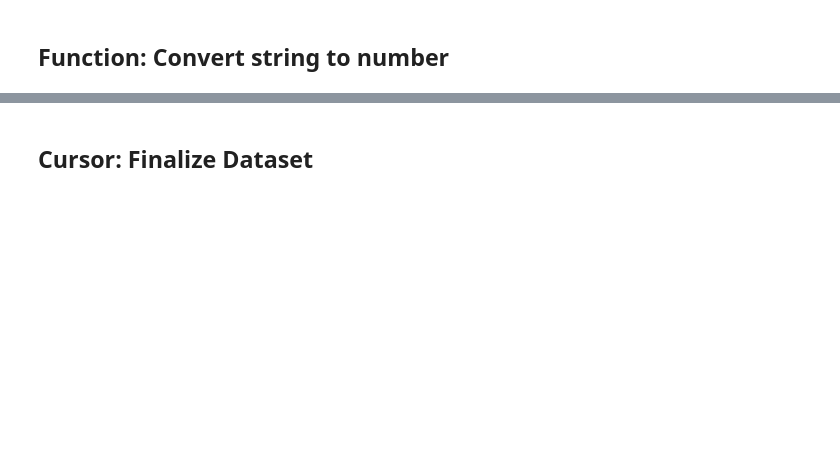
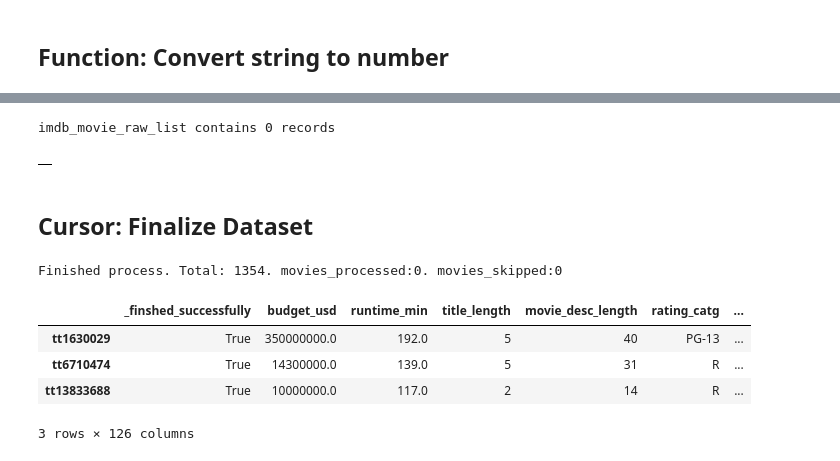
Before and after one commit to OmerRosen/Imdb-Prediction-Model, a Jupyter notebook: IMDB_2022_Hit_or_Flop.ipynb, the cells around one changed output, grey strips where cells are left out. Saved outputs shown, nothing was run; the diff lists cells and outputs as text; code cells hidden in the pictures; blank space fills up the shorter version.

```diff
--- a/IMDB_2022_Hit_or_Flop.ipynb
+++ b/IMDB_2022_Hit_or_Flop.ipynb
@@ -1102,7 +1154,7 @@ print(rating_to_category("BadValue"))
 # %%
 def genre_list_to_catg(genre_list):
   genre_dict = {}
-  if genre_list:
+  if type(genre_list) == str:
     g_list = genre_list.strip().split(',')
 
     for g in g_list:
@@ -1118,7 +1178,7 @@ print(genre_list_to_catg(""))
 # %%
 def language_list_to_catg(language_list):
   language_dict = {}
-  if language_list:
+  if type(language_list)==str:
     l_list = language_list.strip().split(',')
 
     for l in l_list:
@@ -1210,14 +1343,17 @@ imdb_movie
+# %%
+imdb_movie_dataset_path = "/content/drive/My Drive/Harvard HW/Course 4 - Final Project/imdb_movie_dataset_raw.csv"
+if os.path.exists(imdb_movie_dataset_path):
+  imdb_movie_df = pd.read_csv(imdb_movie_dataset_path)
+  imdb_movie_raw_list = imdb_movie_df.set_index('movie_id').T.to_dict()
+
+else:
+  imdb_movie_raw_list = {}
+  imdb_movie_df = pd.DataFrame(imdb_movie_raw_list)
+
+print(f"imdb_movie_raw_list contains {len(imdb_movie_raw_list)} records")
+imdb_movie_df.head(3)
+# %% [output]
+imdb_movie_raw_list contains 0 records
+|  |
 # %% [markdown]
 ## Cursor: Finalize Dataset
-# %%
-movies_processed = 0
-movies_skipped = 0
-for i, row in movie_dataset.iterrows():
-  imdb_movie = {}
-  movie_id = row['movie_id']
-  if movie_id in imdb_df.keys() and imdb_df[movie_id]['finshed_successfully']==True:
-    imdb_movie = imdb_df[movie_id]
-    movies_skipped += 1
-  else:
-    imdb_movie['movie_id'] = movie_id
-    imdb_movie['movie_id'] = movie_id
@@ -1225,0 +1360,34 @@ total_movie_dataset
+# %%
+movies_processed = 0
+movies_skipped = 0
+movie_count = 0
+for i, row in movie_dataset.iterrows():
+  movie_count += 1
+  try:
+    imdb_movie_record = {}
+    movie_id = row['movie_id']
+    if movie_id in imdb_movie_raw_list.keys() and imdb_movie_raw_list[movie_id]['_finshed_successfully']==True:
+      imdb_movie_record = imdb_movie_raw_list[movie_id]
+      movies_skipped += 1
+    else:
+      imdb_movie_record = build_imdb_movie_dataset(movie_id,total_movie_dataset)
+
+    imdb_movie_raw_list[movie_id] = imdb_movie_record
+  except Exception as e:
+    print(f"Failed building finished data for movie: {movie_id}. \nRaw Data: {row}.\n Error:\n{e}")
+    traceback.print_exc()
+    imdb_movie_record['_finshed_successfully'] = False;
+
+imdb_movie_raw_dataset = pd.DataFrame(imdb_movie_raw_list).T
+imdb_movie_raw_dataset.to_csv(imdb_movie_dataset_path, index=True, index_label="movie_id")
+print(f"\n\nFinished process. Total: {movie_count}. movies_processed:{movies_processed}. movies_skipped:{movies_skipped}")
+# %% [output]
+Finished process. Total: 1354. movies_processed:0. movies_skipped:0
+# %%
+imdb_movie_raw_dataset.head(3)
+# %% [output]
+|  | _finshed_successfully | budget_usd | runtime_min | title_length | movie_desc_length | rating_catg | ... |
+| tt1630029 | True | 350000000.0 | 192.0 | 5 | 40 | PG-13 | ... |
+| tt6710474 | True | 14300000.0 | 139.0 | 5 | 31 | R | ... |
+| tt13833688 | True | 10000000.0 | 117.0 | 2 | 14 | R | ... |
+3 rows × 126 columns
```
Also changed, not shown: parts of 21 cells of this notebook.
